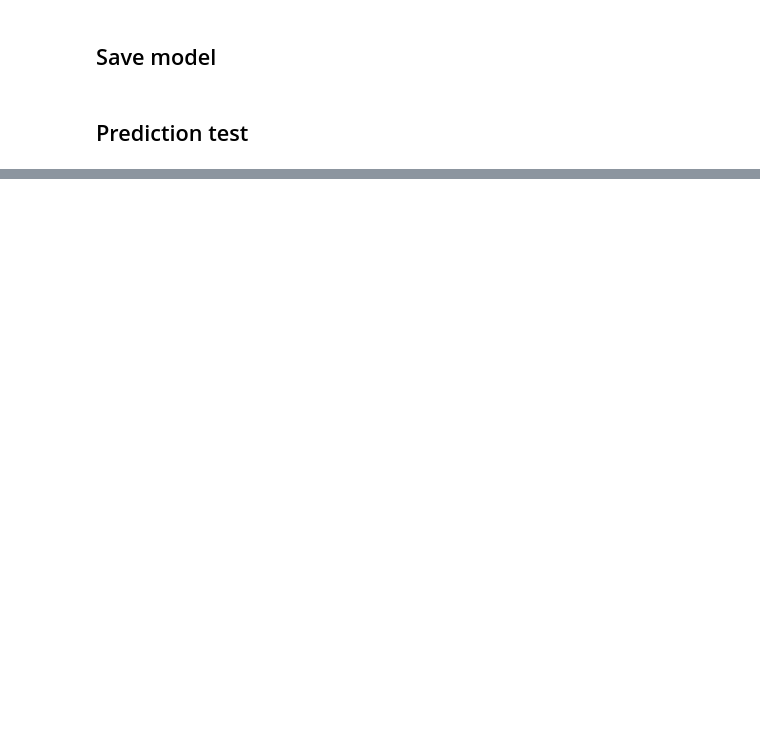
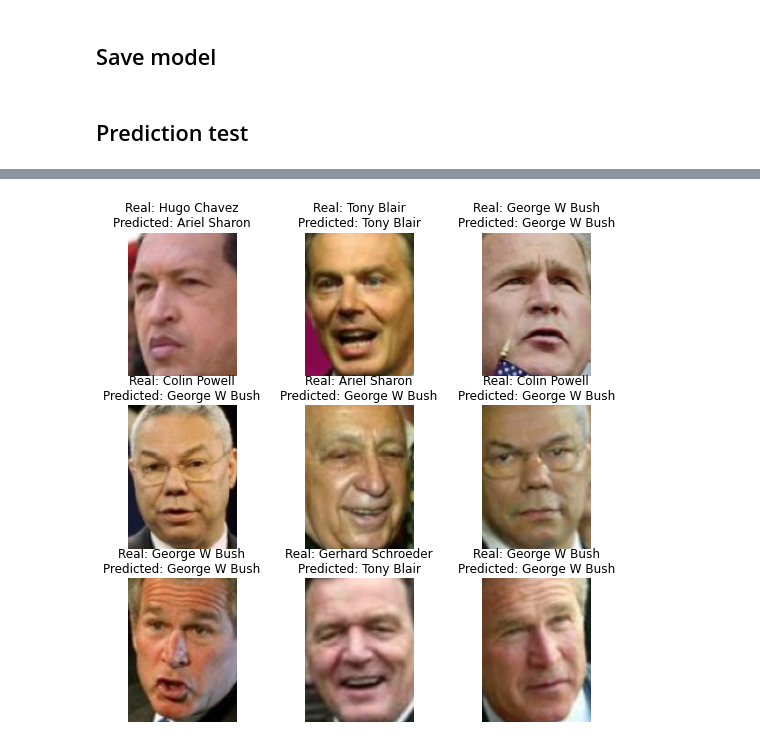
Before and after one commit to TrellixVulnTeam/face_recognition_cnn_XTHL, a Jupyter notebook: src/dl_lfw.ipynb, the cells around one changed output, grey strips where cells are left out. Saved outputs shown, nothing was run; the diff lists cells and outputs as text; code cells hidden in the pictures; blank space fills up the shorter version.

```diff
--- a/src/dl_lfw.ipynb
+++ b/src/dl_lfw.ipynb
@@ -148,5 +324,5 @@ history = model.fit(train_generator,
 # %% [markdown]
 ## Prediction test
 # %%
-image_index = 20
+image_index = 0
 y_pred_mytest = model.predict(X[image_index:image_index+9])
@@ -153,11 +331,14 @@ y_pred_mytest = model.predict(X[image_index:image_index+9])
 # %%
 import matplotlib.pyplot as plt
 import numpy as np
 
 plt.figure(figsize=(9, 9))
 for i in range(9):
     plt.subplot(3, 3, i + 1)
     plt.imshow(X[image_index+i])
-    plt.title(f"Real: {target_names[y[image_index+i]]}\nPredicted: {target_names[np.argmax(y_pred_mytest[i])]}")
+    text = f"Real: {target_names[y[image_index+i]]}\nPredicted: {target_names[np.argmax(y_pred_mytest[i])]}"
+    plt.title(text)
     plt.axis("off")
 plt.show()
+# %% [output]
+[figure, added]
```
Also changed, not shown: parts of 21 cells of this notebook, 4 other files.
